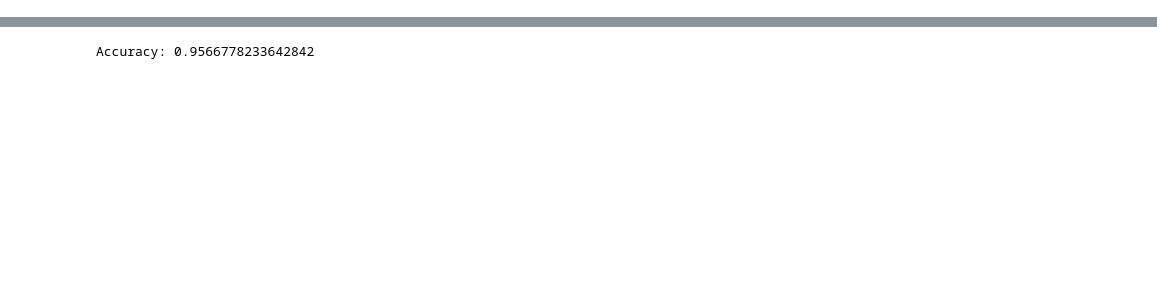
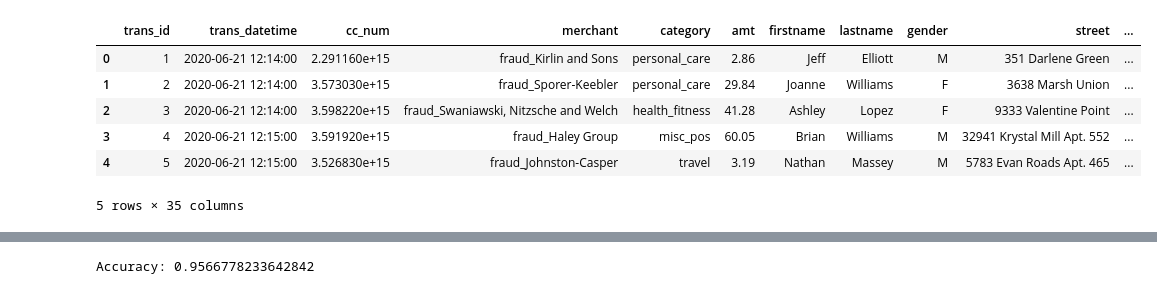
Before and after one commit to zairahussain27/AI-Fraud-Detection-Risk-Intelligence-System, a Jupyter notebook: notebooks/04_model_building.ipynb, the cells around one changed output, grey strips where cells are left out. Saved outputs shown, nothing was run; the diff lists cells and outputs as text; code cells hidden in the pictures; blank space fills up the shorter version.

```diff
--- a/notebooks/04_model_building.ipynb
+++ b/notebooks/04_model_building.ipynb
@@ -7,6 +7,15 @@ from sklearn.metrics import confusion_matrix, classification_report
 # %%
 #Load the dataset
 trans_df=pd.read_csv('../data/transactions_cleaned.csv')
+trans_df.head()
+# %% [output]
+|  | trans_id | trans_datetime | cc_num | merchant | category | amt | firstname | lastname | gender | street | ... |
+| 0 | 1 | 2020-06-21 12:14:00 | 2.291160e+15 | fraud_Kirlin and Sons | personal_care | 2.86 | Jeff | Elliott | M | 351 Darlene Green | ... |
+| 1 | 2 | 2020-06-21 12:14:00 | 3.573030e+15 | fraud_Sporer-Keebler | personal_care | 29.84 | Joanne | Williams | F | 3638 Marsh Union | ... |
+| 2 | 3 | 2020-06-21 12:14:00 | 3.598220e+15 | fraud_Swaniawski, Nitzsche and Welch | health_fitness | 41.28 | Ashley | Lopez | F | 9333 Valentine Point | ... |
+| 3 | 4 | 2020-06-21 12:15:00 | 3.591920e+15 | fraud_Haley Group | misc_pos | 60.05 | Brian | Williams | M | 32941 Krystal Mill Apt. 552 | ... |
+| 4 | 5 | 2020-06-21 12:15:00 | 3.526830e+15 | fraud_Johnston-Casper | travel | 3.19 | Nathan | Massey | M | 5783 Evan Roads Apt. 465 | ... |
+5 rows × 35 columns
 # %%
 #Define features (X) and target (y)
 
```
Also changed, not shown: parts of 9 cells of this notebook, 2 other files.
